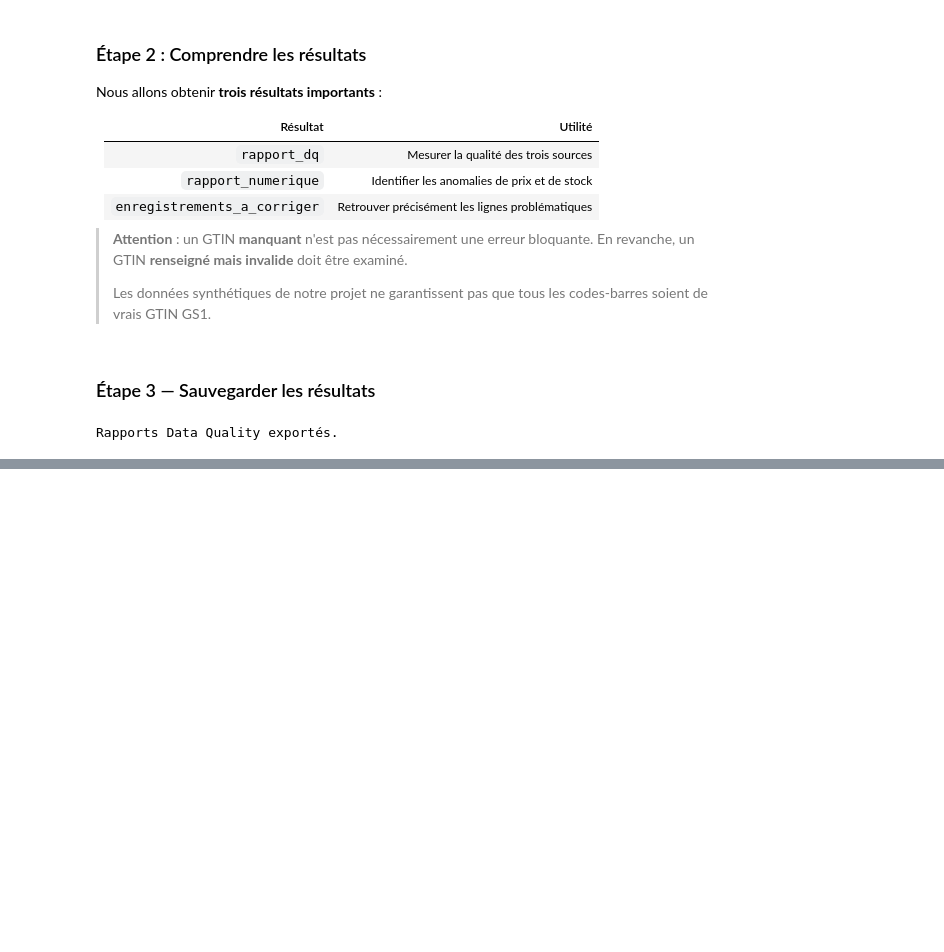
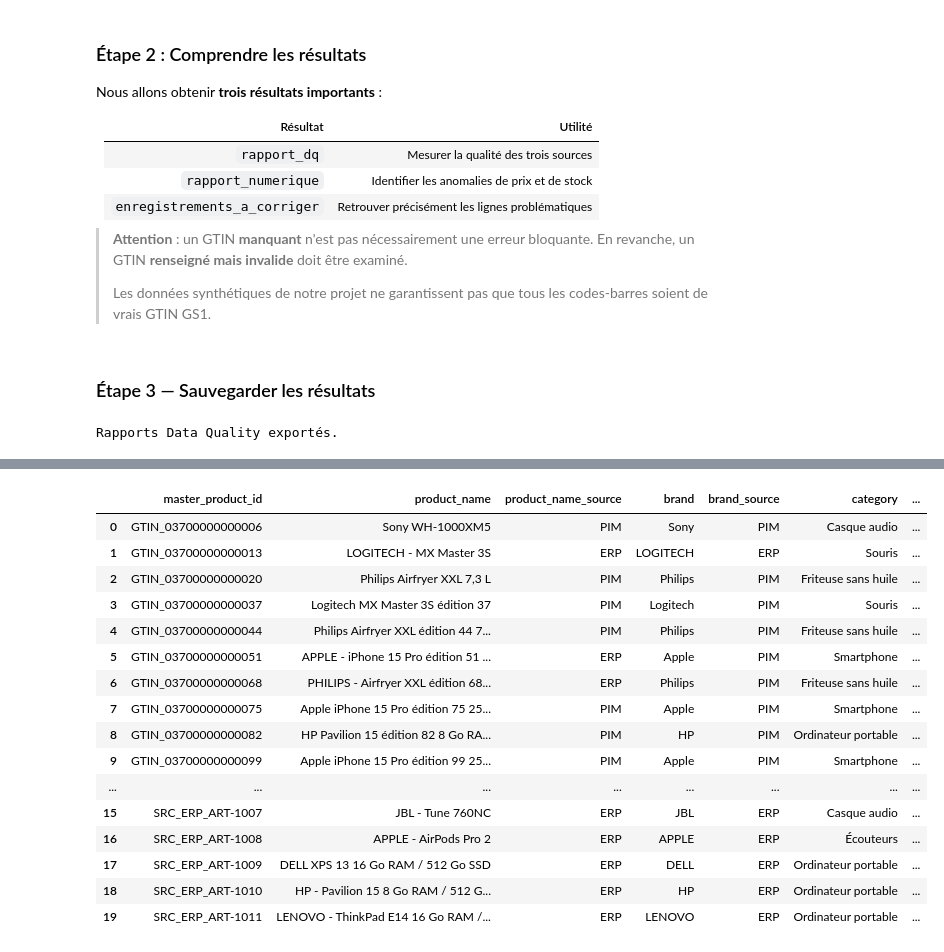
Before and after one commit to Ramadiaw12/Project_datagouvernance, a Jupyter notebook: notebooks/01_diagnostic_donnees.ipynb, the cells around one changed output, grey strips where cells are left out. Cells and saved outputs as stored; diff of their text form; code cells hidden in the pictures; blank space fills up the shorter version.

Commit message:
construction du MDM final

```diff
--- a/notebooks/01_diagnostic_donnees.ipynb
+++ b/notebooks/01_diagnostic_donnees.ipynb
@@ -2019,0 +2144,76 @@ Rapports Data Quality exportés.
+# %%
+
+# ============================================================
+# 1. REGLES DE PRIORITE DES SOURCES
+# ============================================================
+
+PRIORITES = {
+    "product_name": ["PIM", "ERP", "Marketplace"],
+    "brand": ["PIM", "ERP", "Marketplace"],
+    "category": ["PIM", "ERP", "Marketplace"],
+    "gtin": ["PIM", "ERP", "Marketplace"],
+    "model": ["PIM", "ERP", "Marketplace"],
+    "specification": ["PIM", "ERP", "Marketplace"],
+    "color": ["PIM", "ERP", "Marketplace"]
+}
+
+# ============================================================
+# 2. FONCTION DE SELECTION DE LA VALEUR DE REFERENCE
+# ============================================================
+
+def choisir_valeur(groupe, attribut):
+
+    for source in PRIORITES[attribut]:
+
+        candidats = groupe[
+            (groupe["source_system"] == source)
+            & groupe[attribut].notna()
+            & groupe[attribut].astype("string").str.strip().ne("")
+        ]
+
+        if not candidats.empty:
+            valeur = candidats.iloc[0][attribut]
+            return valeur, source
+
+    return pd.NA, None
+
+
+# ============================================================
+# 3. CONSTRUCTION DU GOLDEN RECORD
+# ============================================================
+
+golden_records = []
+
+for master_id, groupe in donnees_mdm.groupby(
+    "master_product_id",
+    dropna=False
+):
+
+    record = {
+        "master_product_id": master_id
+    }
+
+    for attribut in PRIORITES:
+
+        valeur, source = choisir_valeur(groupe, attribut)
+
+        record[attribut] = valeur
+        record[f"{attribut}_source"] = source
+
+    record["nombre_sources"] = groupe["source_system"].nunique()
+
+    record["sources"] = ", ".join(
+        sorted(groupe["source_system"].unique())
+    )
+
+    record["nombre_enregistrements"] = len(groupe)
+
+    golden_records.append(record)
+
+
+mdm_final = pd.DataFrame(golden_records)
+
+print("Nombre de produits dans le MDM :", len(mdm_final))
+
+display(mdm_final.head(20))
+# %% [output]
@@ -2019,0 +2221,17 @@ Rapports Data Quality exportés.
+|  | master_product_id | product_name | product_name_source | brand | brand_source | category | ... |
+| 0 | GTIN_03700000000006 | Sony WH-1000XM5 | PIM | Sony | PIM | Casque audio | ... |
+| 1 | GTIN_03700000000013 | LOGITECH - MX Master 3S | ERP | LOGITECH | ERP | Souris | ... |
+| 2 | GTIN_03700000000020 | Philips Airfryer XXL 7,3 L | PIM | Philips | PIM | Friteuse sans huile | ... |
+| 3 | GTIN_03700000000037 | Logitech MX Master 3S édition 37 | PIM | Logitech | PIM | Souris | ... |
+| 4 | GTIN_03700000000044 | Philips Airfryer XXL édition 44 7... | PIM | Philips | PIM | Friteuse sans huile | ... |
+| 5 | GTIN_03700000000051 | APPLE - iPhone 15 Pro édition 51 ... | ERP | Apple | PIM | Smartphone | ... |
+| 6 | GTIN_03700000000068 | PHILIPS - Airfryer XXL édition 68... | ERP | Philips | PIM | Friteuse sans huile | ... |
+| 7 | GTIN_03700000000075 | Apple iPhone 15 Pro édition 75 25... | PIM | Apple | PIM | Smartphone | ... |
+| 8 | GTIN_03700000000082 | HP Pavilion 15 édition 82 8 Go RA... | PIM | HP | PIM | Ordinateur portable | ... |
+| 9 | GTIN_03700000000099 | Apple iPhone 15 Pro édition 99 25... | PIM | Apple | PIM | Smartphone | ... |
+| ... | ... | ... | ... | ... | ... | ... | ... |
+| 15 | SRC_ERP_ART-1007 | JBL - Tune 760NC | ERP | JBL | ERP | Casque audio | ... |
+| 16 | SRC_ERP_ART-1008 | APPLE - AirPods Pro 2 | ERP | APPLE | ERP | Écouteurs | ... |
+| 17 | SRC_ERP_ART-1009 | DELL XPS 13 16 Go RAM / 512 Go SSD | ERP | DELL | ERP | Ordinateur portable | ... |
+| 18 | SRC_ERP_ART-1010 | HP - Pavilion 15 8 Go RAM / 512 G... | ERP | HP | ERP | Ordinateur portable | ... |
+| 19 | SRC_ERP_ART-1011 | LENOVO - ThinkPad E14 16 Go RAM /... | ERP | LENOVO | ERP | Ordinateur portable | ... |
```
Also changed, not shown: parts of 11 cells of this notebook, 2 other files.
